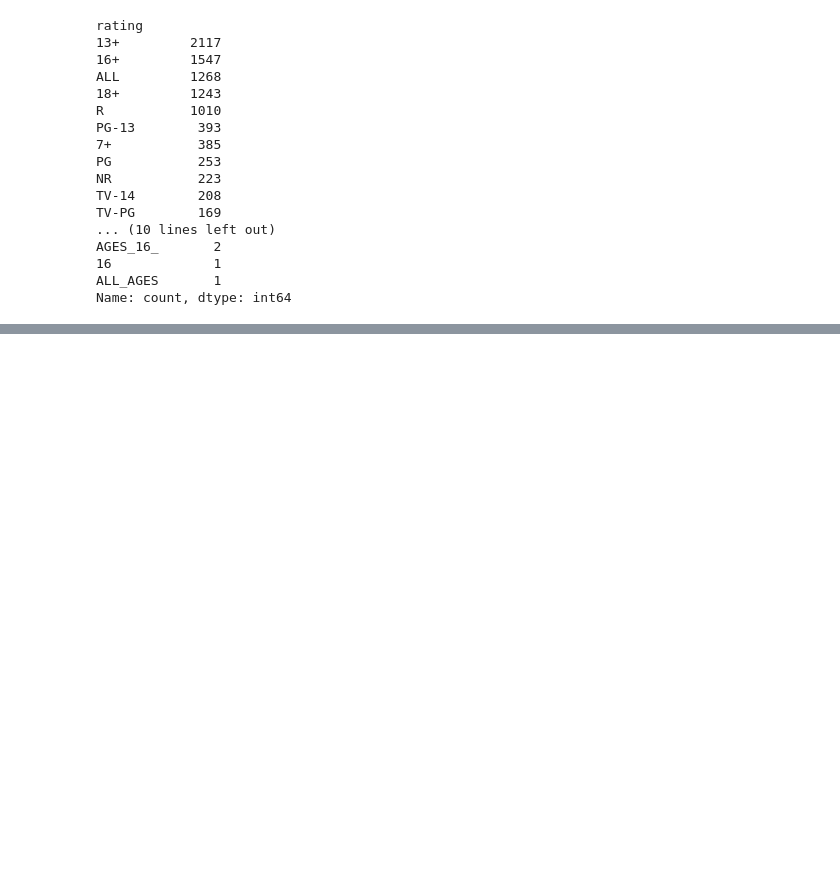
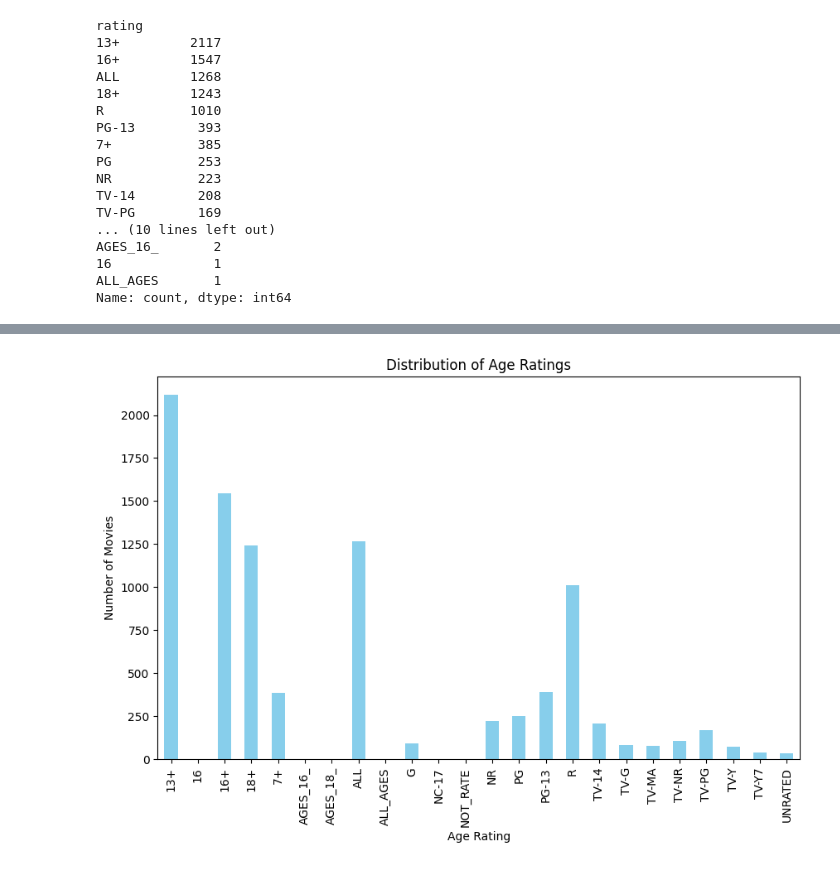
Before and after one commit to nandodevs/amazon-tv-video-analysis, a Jupyter notebook: notebooks/exploratory/analysis.ipynb, the cells around one changed output, grey strips where cells are left out. Cells and saved outputs as stored; diff of their text form; code cells hidden in the pictures; blank space fills up the shorter version.

```diff
--- a/notebooks/exploratory/analysis.ipynb
+++ b/notebooks/exploratory/analysis.ipynb
@@ -89,6 +197,6 @@ dtype: int64
 # %%
-# Valores únicos em Coluna
-raw_dataset['rating'].value_counts()
+rating_counts = raw_dataset['rating'].value_counts()
+rating_counts
 # %% [output]
 rating
 13+         2117
@@ -195,0 +260,9 @@ raw_dataset.loc[ raw_dataset['release_year'] >= 2020 ]
+# %%
+plt.figure(figsize=(10, 6))
+rating_counts.sort_index().plot(kind='bar', color='skyblue')
+plt.title('Distribution of Age Ratings')
+plt.xlabel('Age Rating')
+plt.ylabel('Number of Movies')
+plt.show()
+# %% [output]
+[figure, added]
```
Also changed, not shown: parts of 28 cells of this notebook, 5 other files.
